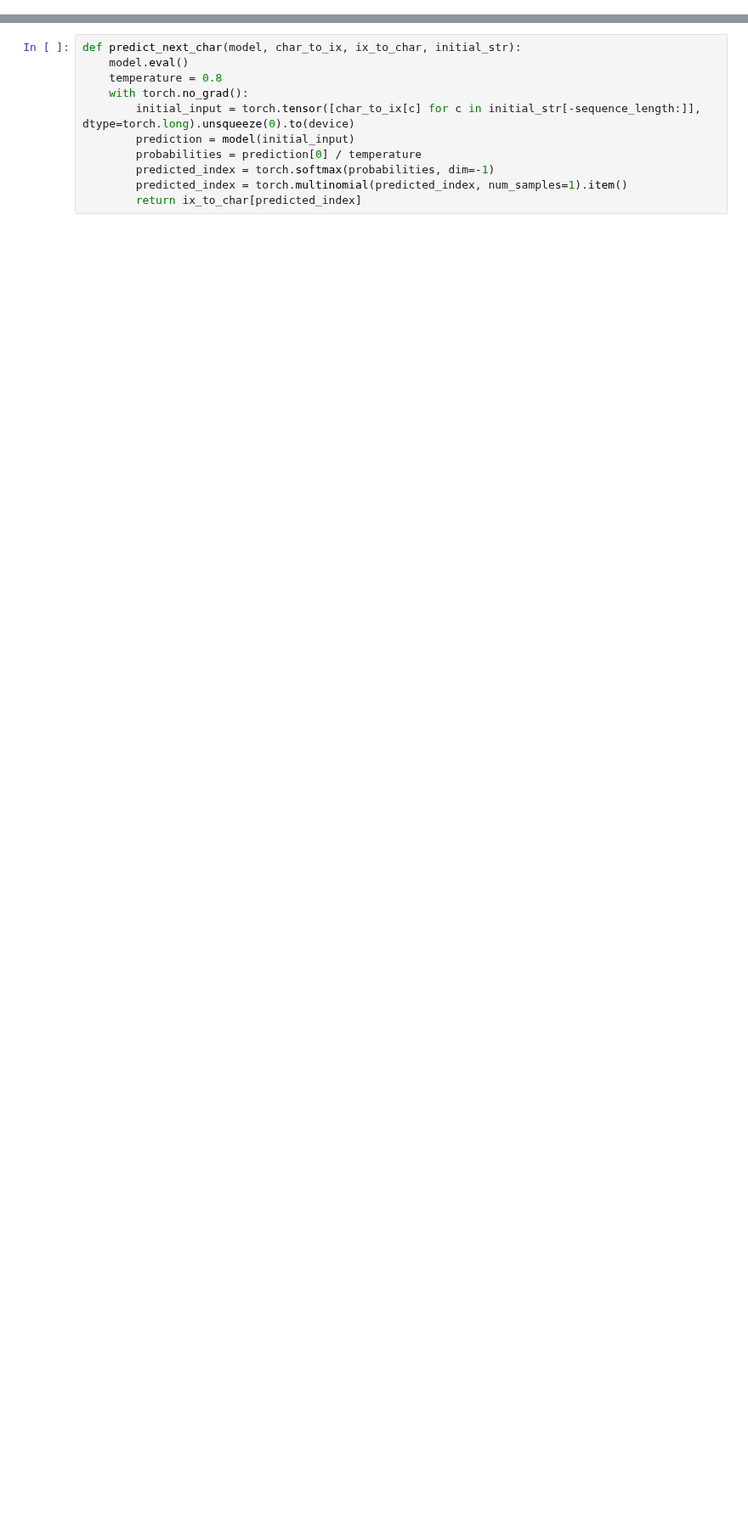
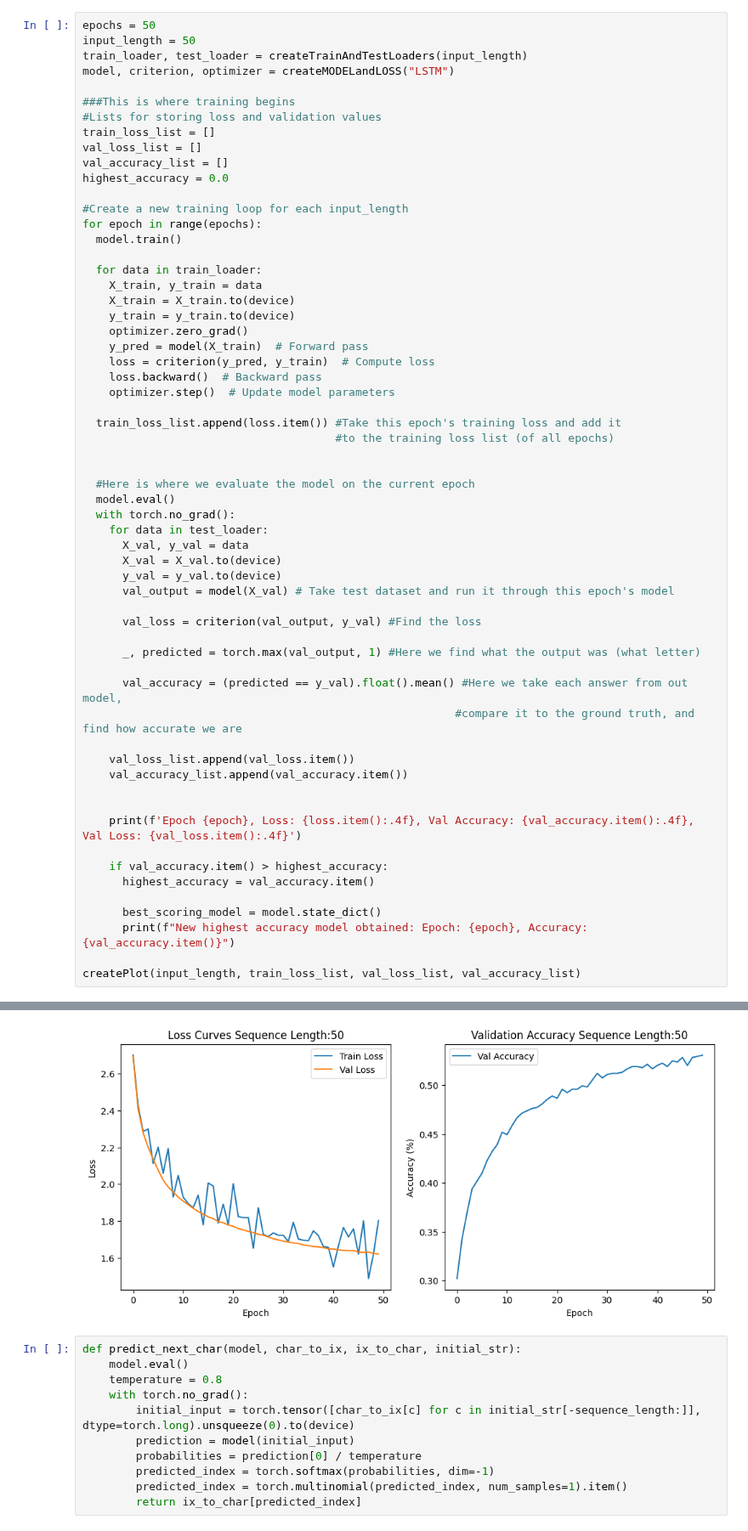
Before and after one commit to JordanTerwilliger/Intro-to-Deep-Learning, a Jupyter notebook: HW2/HW2_LanguageProcessing_RNN_Q2.ipynb, the cells around one changed output, grey strips where cells are left out. Shown at 85% size. Drawn from its saved outputs; the diff is of its cells as text; blank space fills up the shorter version.

```diff
--- a/HW2/HW2_LanguageProcessing_RNN_Q2.ipynb
+++ b/HW2/HW2_LanguageProcessing_RNN_Q2.ipynb
@@ -195,0 +405,61 @@ summary(model, input_size = (1,20), dtypes=[torch.long])
+# %%
+epochs = 50
+input_length = 50
+train_loader, test_loader = createTrainAndTestLoaders(input_length)
+model, criterion, optimizer = createMODELandLOSS("LSTM")
+
+###This is where training begins
+#Lists for storing loss and validation values
+train_loss_list = []
+val_loss_list = []
+val_accuracy_list = []
+highest_accuracy = 0.0
+
+#Create a new training loop for each input_length
+for epoch in range(epochs):
+  model.train()
+
+  for data in train_loader:
+    X_train, y_train = data
+    X_train = X_train.to(device)
+    y_train = y_train.to(device)
+    optimizer.zero_grad()
+    y_pred = model(X_train)  # Forward pass
+    loss = criterion(y_pred, y_train)  # Compute loss
+    loss.backward()  # Backward pass
+    optimizer.step()  # Update model parameters
+
+  train_loss_list.append(loss.item()) #Take this epoch's training loss and add it
+                                      #to the training loss list (of all epochs)
+
+
+  #Here is where we evaluate the model on the current epoch
+  model.eval()
+  with torch.no_grad():
+    for data in test_loader:
+      X_val, y_val = data
+      X_val = X_val.to(device)
+      y_val = y_val.to(device)
+      val_output = model(X_val) # Take test dataset and run it through this epoch's model
+
+      val_loss = criterion(val_output, y_val) #Find the loss
+
+      _, predicted = torch.max(val_output, 1) #Here we find what the output was (what letter)
+
+      val_accuracy = (predicted == y_val).float().mean() #Here we take each answer from out model,
+                                                        #compare it to the ground truth, and find how accurate we are
+
+    val_loss_list.append(val_loss.item())
+    val_accuracy_list.append(val_accuracy.item())
+
+
+    print(f'Epoch {epoch}, Loss: {loss.item():.4f}, Val Accuracy: {val_accuracy.item():.4f}, Val Loss: {val_loss.item():.4f}')
+
+    if val_accuracy.item() > highest_accuracy:
+      highest_accuracy = val_accuracy.item()
+
+      best_scoring_model = model.state_dict()
+      print(f"New highest accuracy model obtained: Epoch: {epoch}, Accuracy: {val_accuracy.item()}")
+
+createPlot(input_length, train_loss_list, val_loss_list, val_accuracy_list)
+# %% [output]
@@ -196,3 +483,4 @@ summary(model, input_size = (1,20), dtypes=[torch.long])
+[figure, added]
 # %%
 def predict_next_char(model, char_to_ix, ix_to_char, initial_str):
     model.eval()
```
Also changed, not shown: parts of 15 cells of this notebook.
